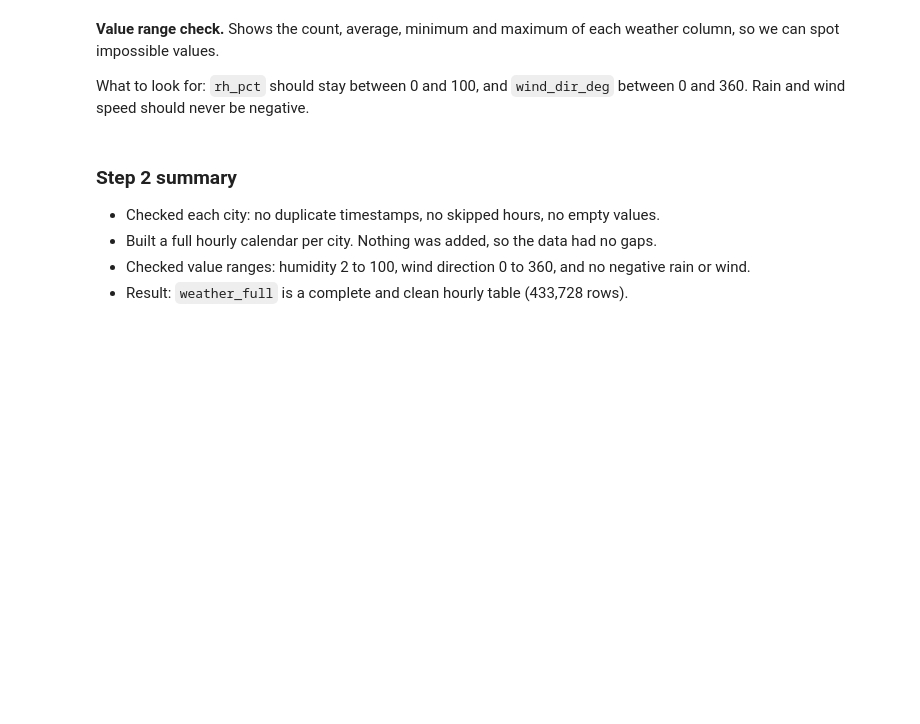
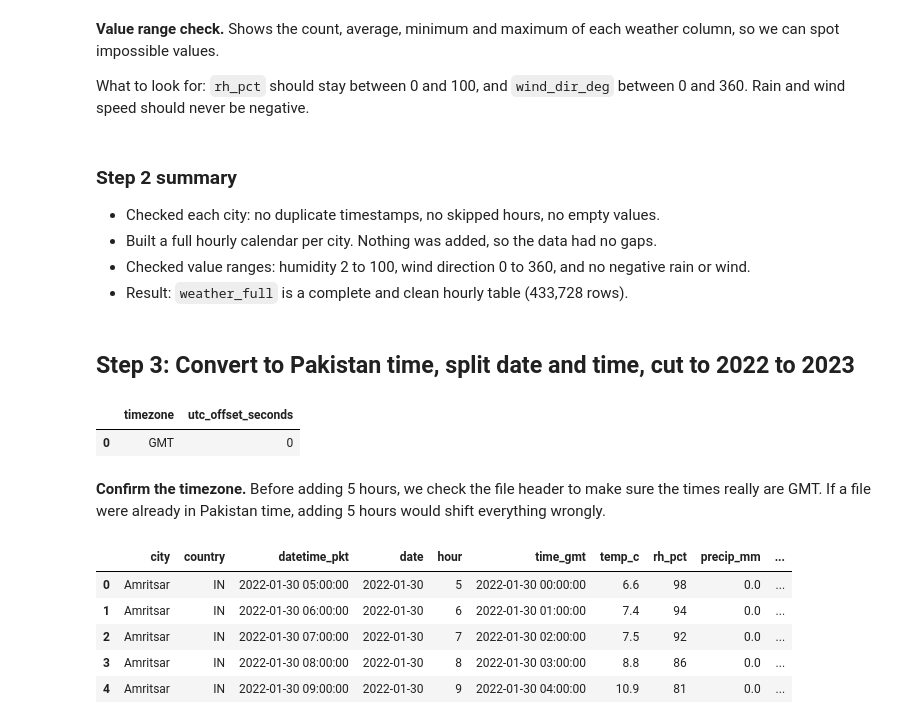
Before and after one commit to IsmailNooruddin/Smog-Analysis-DSSG, a Jupyter notebook: weather.ipynb, the cells around one changed output. Saved outputs shown, nothing was run; the diff lists cells and outputs as text; code cells hidden in the pictures; blank space fills up the shorter version.

```diff
--- a/weather.ipynb
+++ b/weather.ipynb
@@ -214,3 +214,29 @@ What to look for: `rh_pct` should stay between 0 and 100, and `wind_dir_deg` bet
 - Built a full hourly calendar per city. Nothing was added, so the data had no gaps.
 - Checked value ranges: humidity 2 to 100, wind direction 0 to 360, and no negative rain or wind.
 - Result: `weather_full` is a complete and clean hourly table (433,728 rows).
+# %% [markdown]
+## Step 3: Convert to Pakistan time, split date and time, cut to 2022 to 2023
+# %%
+header = pd.read_csv(ROOT / weather_path("Lahore"), nrows=1)
+header[["timezone", "utc_offset_seconds"]]
+# %% [output]
+|  | timezone | utc_offset_seconds |
+| 0 | GMT | 0 |
+# %% [markdown]
+**Confirm the timezone.** Before adding 5 hours, we check the file header to make sure the times really are GMT. If a file were already in Pakistan time, adding 5 hours would shift everything wrongly.
+# %%
+weather = weather_full.rename(columns={"time": "time_gmt"})
+weather["datetime_pkt"] = weather["time_gmt"] + pd.Timedelta(hours=5)
+weather["date"] = weather["datetime_pkt"].dt.normalize()   # calendar day, time set to 00:00
+weather["hour"] = weather["datetime_pkt"].dt.hour          # 0 to 23
+
+# tidy column order
+weather = weather[["city", "country", "datetime_pkt", "date", "hour", "time_gmt"] + value_cols]
+weather.head()
+# %% [output]
+|  | city | country | datetime_pkt | date | hour | time_gmt | temp_c | rh_pct | precip_mm | ... |
+| 0 | Amritsar | IN | 2022-01-30 05:00:00 | 2022-01-30 | 5 | 2022-01-30 00:00:00 | 6.6 | 98 | 0.0 | ... |
+| 1 | Amritsar | IN | 2022-01-30 06:00:00 | 2022-01-30 | 6 | 2022-01-30 01:00:00 | 7.4 | 94 | 0.0 | ... |
+| 2 | Amritsar | IN | 2022-01-30 07:00:00 | 2022-01-30 | 7 | 2022-01-30 02:00:00 | 7.5 | 92 | 0.0 | ... |
+| 3 | Amritsar | IN | 2022-01-30 08:00:00 | 2022-01-30 | 8 | 2022-01-30 03:00:00 | 8.8 | 86 | 0.0 | ... |
+| 4 | Amritsar | IN | 2022-01-30 09:00:00 | 2022-01-30 | 9 | 2022-01-30 04:00:00 | 10.9 | 81 | 0.0 | ... |
```
Also changed, not shown: parts of 22 cells of this notebook.
